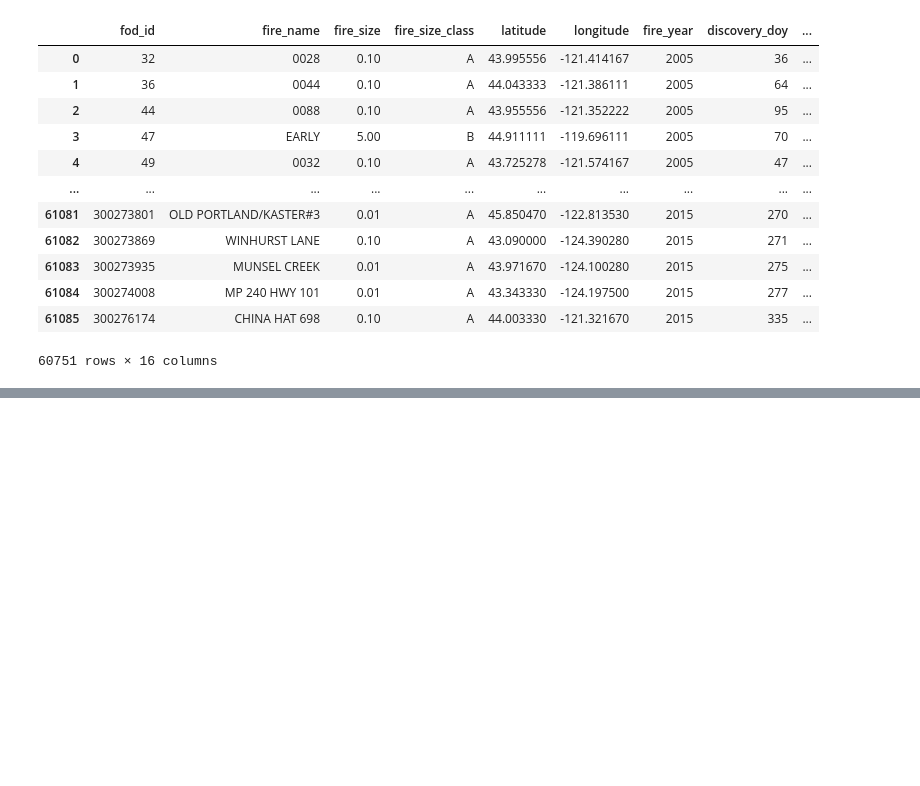
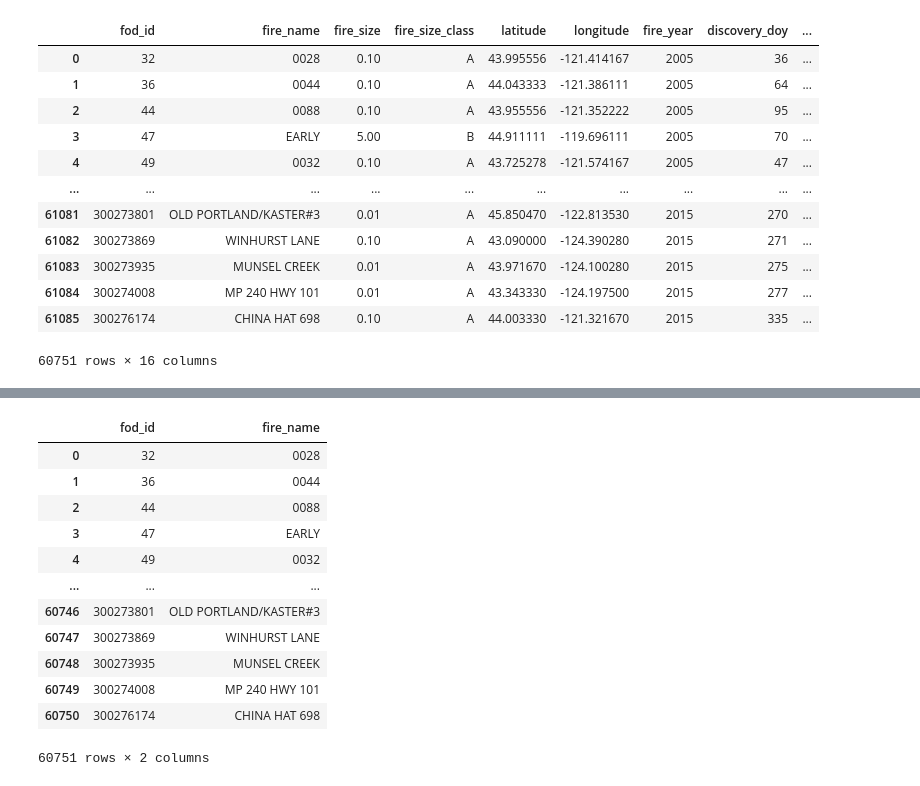
Before and after one commit to NinaQuik/OregonFires, a Jupyter notebook: FireDataExploration.ipynb, the cells around one changed output, grey strips where cells are left out. Drawn from its saved outputs; the diff is of its cells as text; code cells hidden in the pictures; blank space fills up the shorter version.

```diff
--- a/FireDataExploration.ipynb
+++ b/FireDataExploration.ipynb
@@ -318,0 +370,16 @@ oregon_fires_df.to_csv('Resources/oregon_fires.csv',index=False)
+# %%
+Fire_Names
+# %% [output]
+|  | fod_id | fire_name |
+| 0 | 32 | 0028 |
+| 1 | 36 | 0044 |
+| 2 | 44 | 0088 |
+| 3 | 47 | EARLY |
+| 4 | 49 | 0032 |
+| ... | ... | ... |
+| 60746 | 300273801 | OLD PORTLAND/KASTER#3 |
+| 60747 | 300273869 | WINHURST LANE |
+| 60748 | 300273935 | MUNSEL CREEK |
+| 60749 | 300274008 | MP 240 HWY 101 |
+| 60750 | 300276174 | CHINA HAT 698 |
+60751 rows × 2 columns
```
Also changed, not shown: parts of 4 cells of this notebook.
